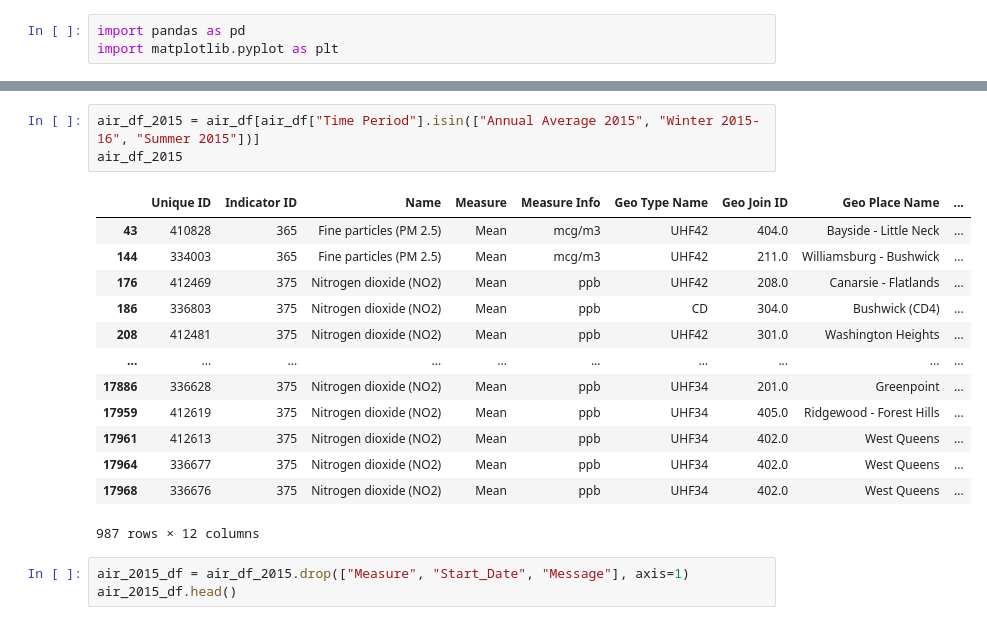
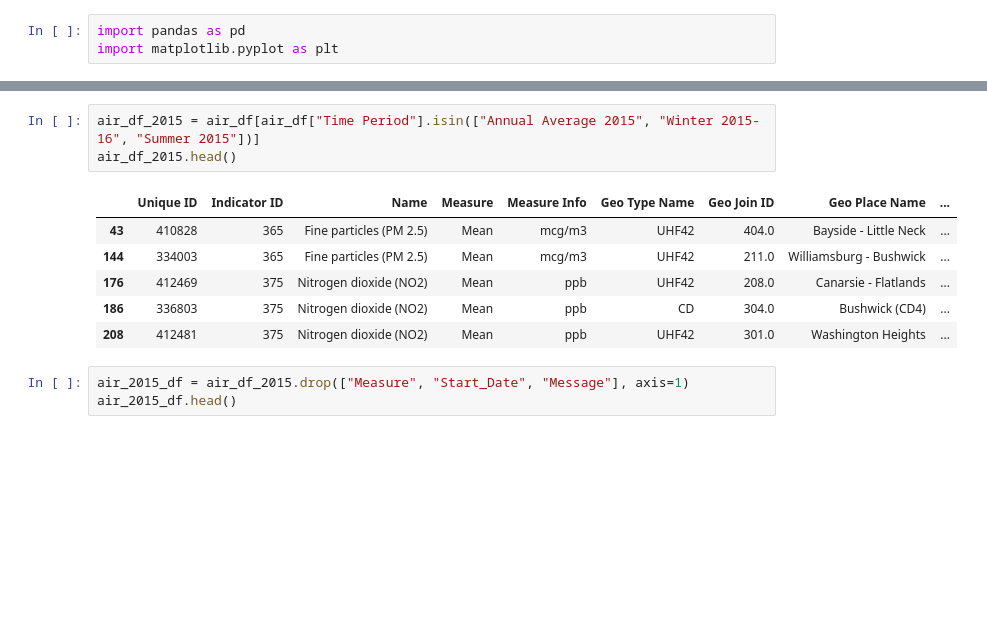
Before and after one commit to Angela-Rene/Trees_in_NYC, a Jupyter notebook: air_quality.ipynb, the cells around one changed output, grey strips where cells are left out. Saved outputs shown, nothing was run; the diff lists cells and outputs as text; blank space fills up the shorter version.

```diff
--- a/air_quality.ipynb
+++ b/air_quality.ipynb
@@ -43,21 +36,14 @@ array(['2015', 'Annual Average 2012', 'Summer 2022', 'Summer 2012',
        '2014', '2011'], dtype=object)
 # %%
 air_df_2015 = air_df[air_df["Time Period"].isin(["Annual Average 2015", "Winter 2015-16", "Summer 2015"])]
-air_df_2015
+air_df_2015.head()
 # %% [output]
 |  | Unique ID | Indicator ID | Name | Measure | Measure Info | Geo Type Name | Geo Join ID | Geo Place Name | ... |
 | 43 | 410828 | 365 | Fine particles (PM 2.5) | Mean | mcg/m3 | UHF42 | 404.0 | Bayside - Little Neck | ... |
 | 144 | 334003 | 365 | Fine particles (PM 2.5) | Mean | mcg/m3 | UHF42 | 211.0 | Williamsburg - Bushwick | ... |
 | 176 | 412469 | 375 | Nitrogen dioxide (NO2) | Mean | ppb | UHF42 | 208.0 | Canarsie - Flatlands | ... |
 | 186 | 336803 | 375 | Nitrogen dioxide (NO2) | Mean | ppb | CD | 304.0 | Bushwick (CD4) | ... |
 | 208 | 412481 | 375 | Nitrogen dioxide (NO2) | Mean | ppb | UHF42 | 301.0 | Washington Heights | ... |
-| ... | ... | ... | ... | ... | ... | ... | ... | ... | ... |
-| 17886 | 336628 | 375 | Nitrogen dioxide (NO2) | Mean | ppb | UHF34 | 201.0 | Greenpoint | ... |
-| 17959 | 412619 | 375 | Nitrogen dioxide (NO2) | Mean | ppb | UHF34 | 405.0 | Ridgewood - Forest Hills | ... |
-| 17961 | 412613 | 375 | Nitrogen dioxide (NO2) | Mean | ppb | UHF34 | 402.0 | West Queens | ... |
-| 17964 | 336677 | 375 | Nitrogen dioxide (NO2) | Mean | ppb | UHF34 | 402.0 | West Queens | ... |
-| 17968 | 336676 | 375 | Nitrogen dioxide (NO2) | Mean | ppb | UHF34 | 402.0 | West Queens | ... |
-987 rows × 12 columns
 # %%
 air_2015_df = air_df_2015.drop(["Measure", "Start_Date", "Message"], axis=1)
 air_2015_df.head()
```
Also changed, not shown: parts of 16 cells of this notebook, 3 other files.
